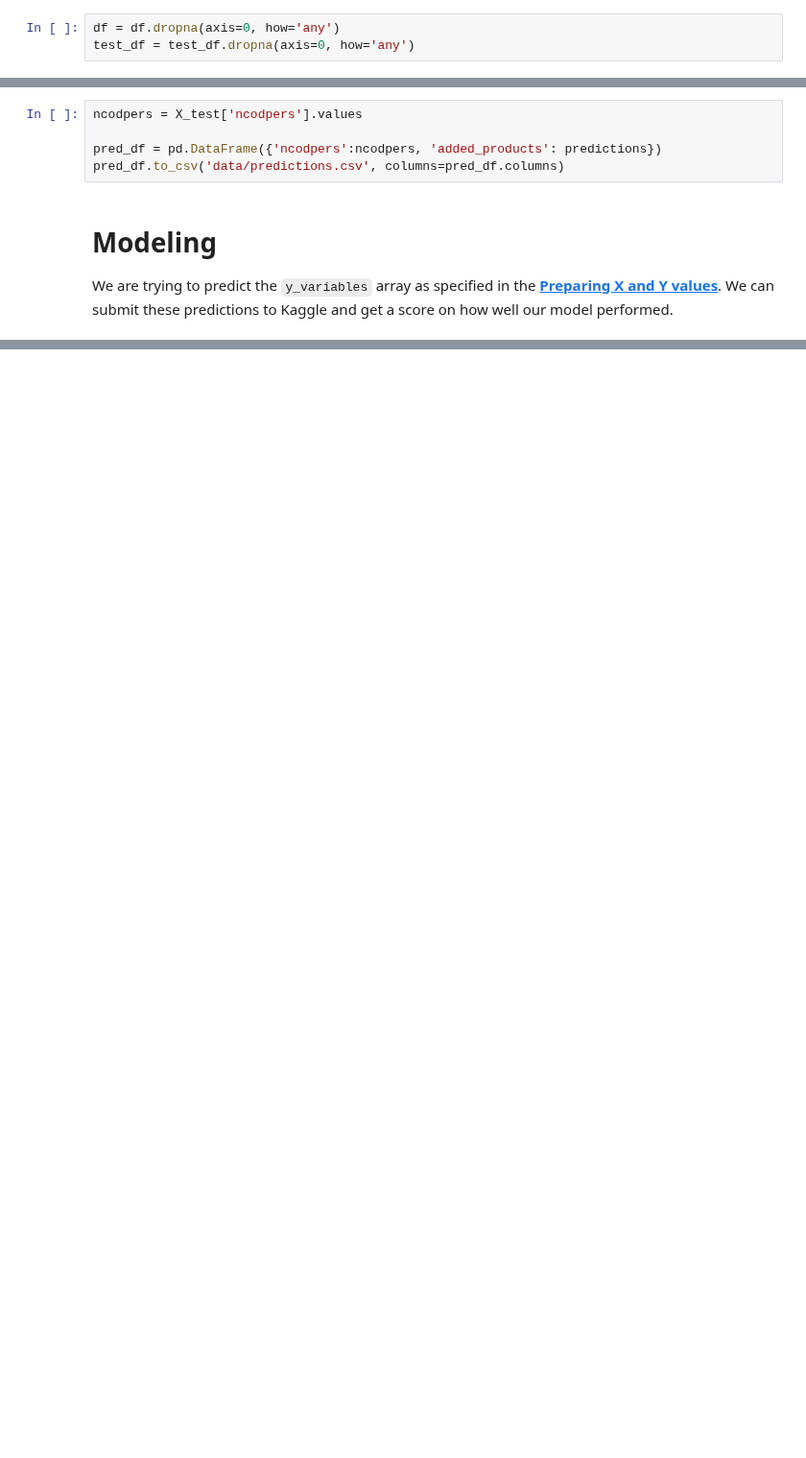
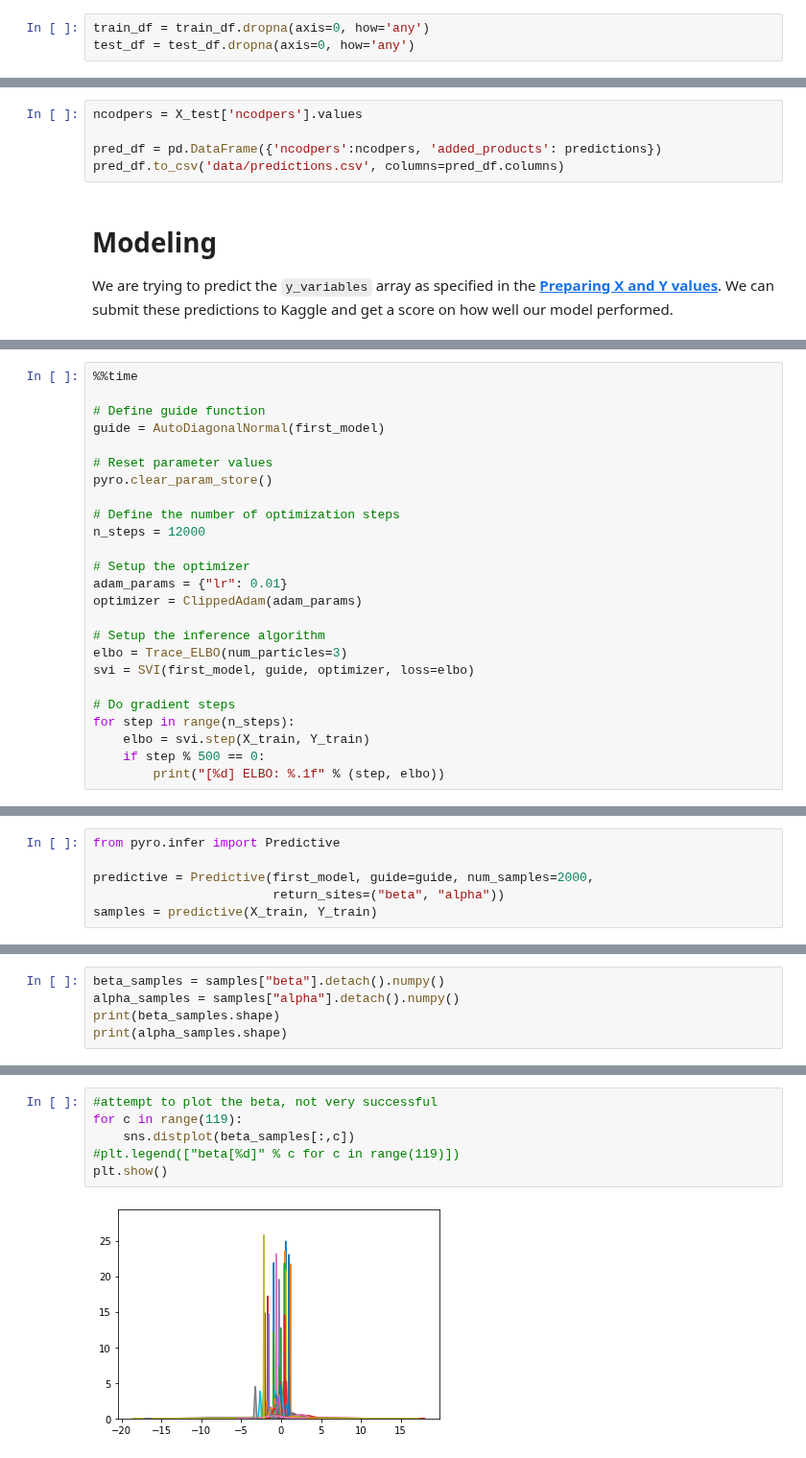
Before and after one commit to casperbh96/mbml, a Jupyter notebook: Data_Preparation.ipynb, the cells around one changed output, grey strips where cells are left out. Shown at 96% size. Saved outputs shown, nothing was run; the diff lists cells and outputs as text; blank space fills up the shorter version.

```diff
--- a/Data_Preparation.ipynb
+++ b/Data_Preparation.ipynb
@@ -251,3 +273,3 @@ df['antiguedad'] = df['antiguedad'].str.strip()
 # %%
-df = df.dropna(axis=0, how='any')
+train_df = train_df.dropna(axis=0, how='any')
 test_df = test_df.dropna(axis=0, how='any')
@@ -444,0 +627,25 @@ We are trying to predict the `y_variables` array as specified in the **[Preparin
+# %%
+%%time
+
+# Define guide function
+guide = AutoDiagonalNormal(first_model)
+
+# Reset parameter values
+pyro.clear_param_store()
+
+# Define the number of optimization steps
+n_steps = 12000
+
+# Setup the optimizer
+adam_params = {"lr": 0.01}
+optimizer = ClippedAdam(adam_params)
+
+# Setup the inference algorithm
+elbo = Trace_ELBO(num_particles=3)
+svi = SVI(first_model, guide, optimizer, loss=elbo)
+
+# Do gradient steps
+for step in range(n_steps):
+    elbo = svi.step(X_train, Y_train)
+    if step % 500 == 0:
+        print("[%d] ELBO: %.1f" % (step, elbo))
@@ -444,0 +674,6 @@ We are trying to predict the `y_variables` array as specified in the **[Preparin
+# %%
+from pyro.infer import Predictive
+
+predictive = Predictive(first_model, guide=guide, num_samples=2000,
+                        return_sites=("beta", "alpha"))
+samples = predictive(X_train, Y_train)
@@ -444,0 +682,5 @@ We are trying to predict the `y_variables` array as specified in the **[Preparin
+# %%
+beta_samples = samples["beta"].detach().numpy()
+alpha_samples = samples["alpha"].detach().numpy()
+print(beta_samples.shape)
+print(alpha_samples.shape)
@@ -444,0 +690,8 @@ We are trying to predict the `y_variables` array as specified in the **[Preparin
+# %%
+#attempt to plot the beta, not very successful
+for c in range(119):
+    sns.distplot(beta_samples[:,c])
+#plt.legend(["beta[%d]" % c for c in range(119)])
+plt.show()
+# %% [output]
+[figure, added]
```
Also changed, not shown: parts of 46 cells of this notebook.
